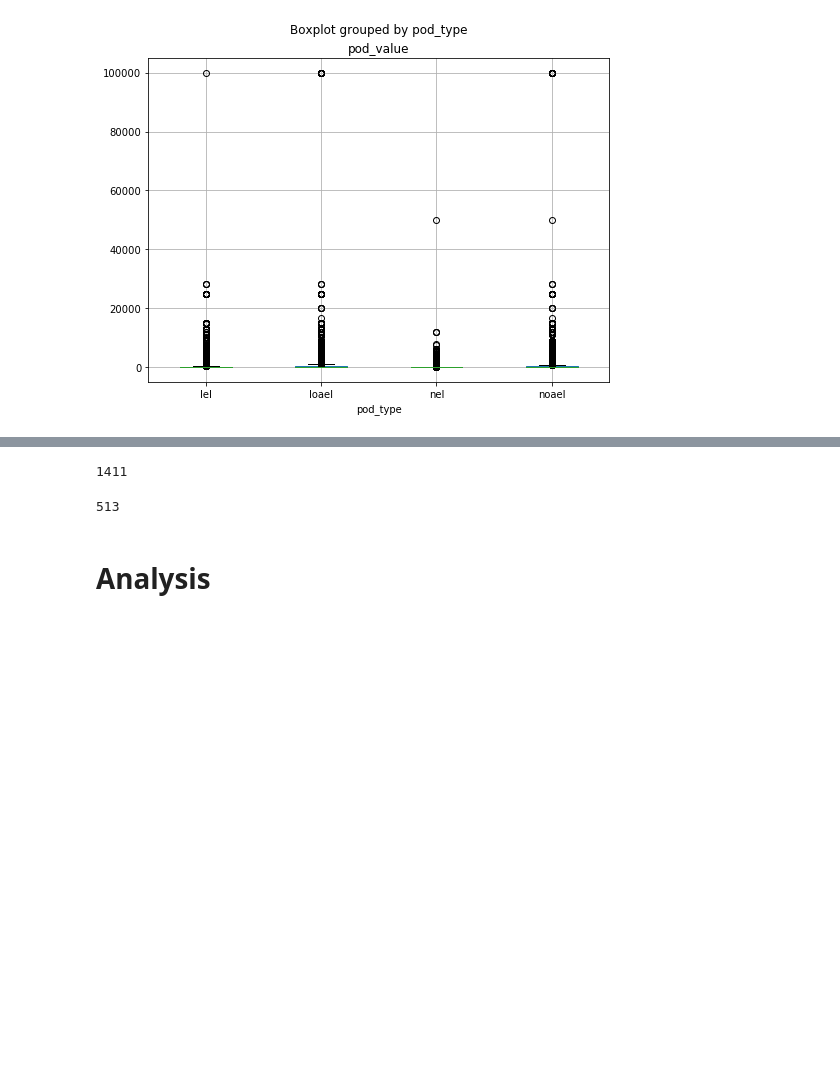
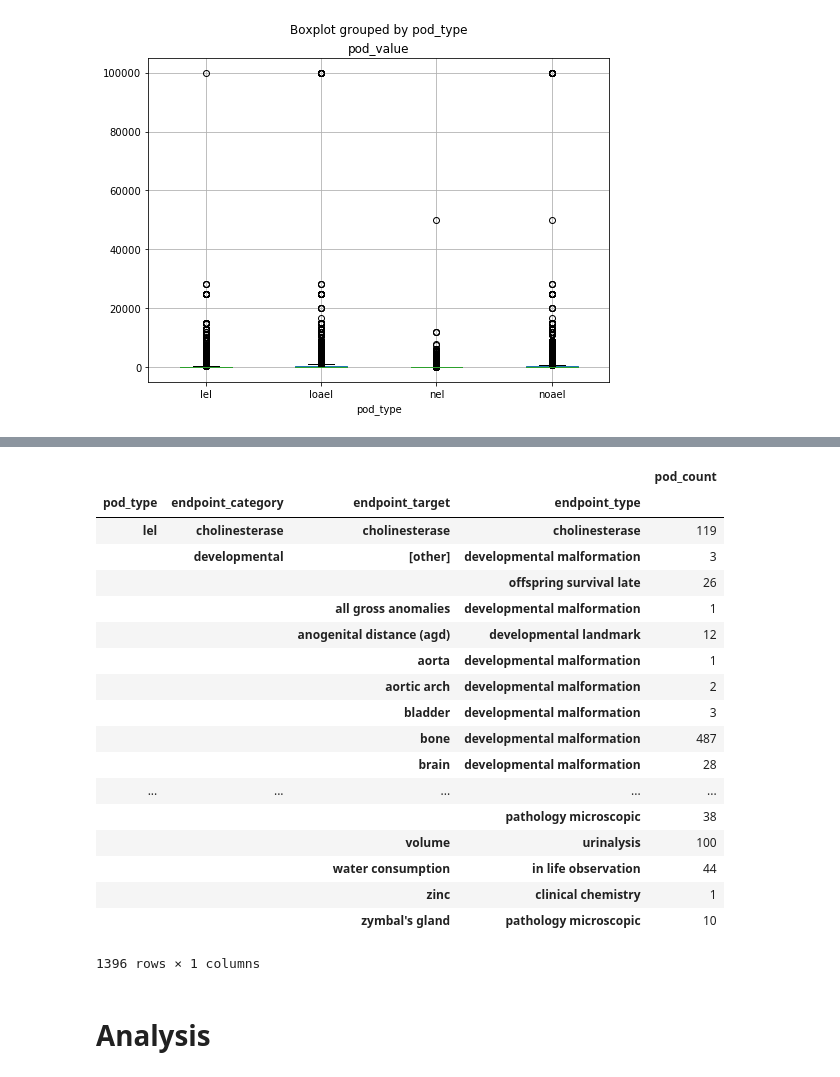
Before and after one commit to georgehelman/genra, a Jupyter notebook: notebooks/rax/rax-genra-toxref.ipynb, the cells around one changed output, grey strips where cells are left out. Saved outputs shown, nothing was run; the diff lists cells and outputs as text; code cells hidden in the pictures; blank space fills up the shorter version.

```diff
--- a/notebooks/rax/rax-genra-toxref.ipynb
+++ b/notebooks/rax/rax-genra-toxref.ipynb
@@ -236,9 +211,29 @@ toxref.find_one({'bmds':{'$exists':True}},{'bmds':1})
 # %%
-assay_counts=pods_df.groupby(endpoint_cols).size().reset_index().rename(columns={0:'count'}).sort_values('count',ascending=False)
-len(assay_counts)
-len(assay_counts[assay_counts['count']>30])
+# assay_counts=pods_df.groupby(endpoint_cols).size().reset_index().rename(columns={0:'count'}).sort_values('count',ascending=False)
+# assay_counts.head()
+# len(assay_counts)
+# len(assay_counts[assay_counts['count']>30])
+pd.DataFrame(pd.pivot_table(pods_df,index=['pod_type','endpoint_category','endpoint_target','endpoint_type'],values='pod_value',aggfunc=len,fill_value=0))\
+.rename(columns={'pod_value':'pod_count'})
 # %% [output]
+|  |  |  |  | pod_count |
+| pod_type | endpoint_category | endpoint_target | endpoint_type |  |
+| lel | cholinesterase | cholinesterase | cholinesterase | 119 |
+|  | developmental | [other] | developmental malformation | 3 |
+|  |  |  | offspring survival late | 26 |
+|  |  | all gross anomalies | developmental malformation | 1 |
+|  |  | anogenital distance (agd) | developmental landmark | 12 |
+|  |  | aorta | developmental malformation | 1 |
+|  |  | aortic arch | developmental malformation | 2 |
+|  |  | bladder | developmental malformation | 3 |
+|  |  | bone | developmental malformation | 487 |
+|  |  | brain | developmental malformation | 28 |
+| ... | ... | ... | ... | ... |
+|  |  |  | pathology microscopic | 38 |
+|  |  | volume | urinalysis | 100 |
+|  |  | water consumption | in life observation | 44 |
+|  |  | zinc | clinical chemistry | 1 |
+|  |  | zymbal's gland | pathology microscopic | 10 |
-1411
+1396 rows × 1 columns
-513
 # %% [markdown]
 <h1>Analysis</h1>
```
Also changed, not shown: parts of 41 cells of this notebook, 1 other file.
